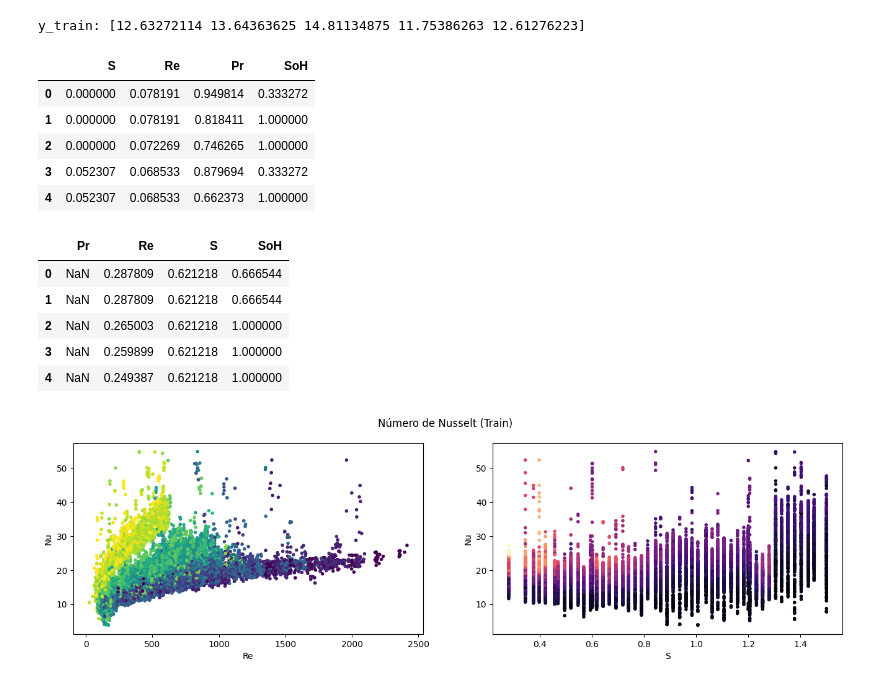
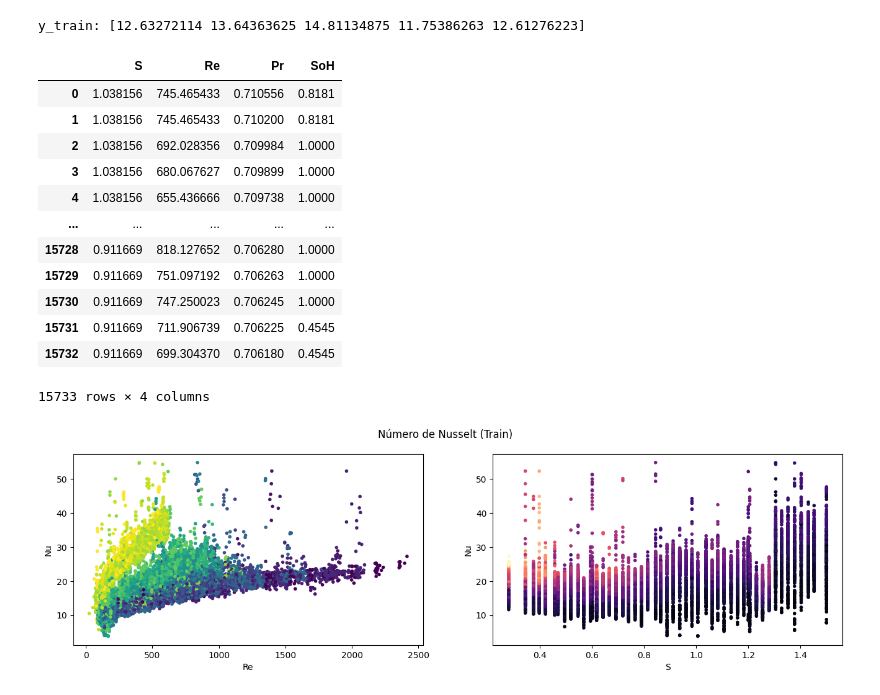
Before and after one commit to L3N73J4M4N/SRe_EL7037_2025, a Jupyter notebook: Experimentos_General.ipynb, the cells around one changed output. Cells and saved outputs as stored; diff of their text form; code cells hidden in the pictures.

```diff
--- a/Segmentacion_DBScan.ipynb
+++ b/Experimentos_General.ipynb
@@ -88,30 +88,25 @@ x_train:
 | 3 | 0.344410 | 188.969448 | 0.708576 | 0.6363 |
 | 4 | 0.344410 | 188.969448 | 0.704657 | 1.0000 |
 y_train: [12.63272114 13.64363625 14.81134875 11.75386263 12.61276223]
-# %%
-x_min, x_max = x_train.min(), x_train.max()
-xn_train = (x_train - x_min) / (x_max - x_min)
-xn_train.head()
-# %% [output]
-|  | S | Re | Pr | SoH |
-| 0 | 0.000000 | 0.078191 | 0.949814 | 0.333272 |
-| 1 | 0.000000 | 0.078191 | 0.818411 | 1.000000 |
-| 2 | 0.000000 | 0.072269 | 0.746265 | 1.000000 |
-| 3 | 0.052307 | 0.068533 | 0.879694 | 0.333272 |
-| 4 | 0.052307 | 0.068533 | 0.662373 | 1.000000 |
 # %%
 x_val = pd.read_csv(r'.\DATA_LIB_Degradation\df_n_val_des.txt')
 y_val = x_val['nusselt']
 x_val = x_val.drop('nusselt', axis=1)
-xn_val = (x_val - x_min) / (x_max - x_min)
-xn_val.head()
+x_val
 # %% [output]
-|  | Pr | Re | S | SoH |
-| 0 | NaN | 0.287809 | 0.621218 | 0.666544 |
-| 1 | NaN | 0.287809 | 0.621218 | 0.666544 |
-| 2 | NaN | 0.265003 | 0.621218 | 1.000000 |
-| 3 | NaN | 0.259899 | 0.621218 | 1.000000 |
-| 4 | NaN | 0.249387 | 0.621218 | 1.000000 |
+|  | S | Re | Pr | SoH |
+| 0 | 1.038156 | 745.465433 | 0.710556 | 0.8181 |
+| 1 | 1.038156 | 745.465433 | 0.710200 | 0.8181 |
+| 2 | 1.038156 | 692.028356 | 0.709984 | 1.0000 |
+| 3 | 1.038156 | 680.067627 | 0.709899 | 1.0000 |
+| 4 | 1.038156 | 655.436666 | 0.709738 | 1.0000 |
+| ... | ... | ... | ... | ... |
+| 15728 | 0.911669 | 818.127652 | 0.706280 | 1.0000 |
+| 15729 | 0.911669 | 751.097192 | 0.706263 | 1.0000 |
+| 15730 | 0.911669 | 747.250023 | 0.706245 | 1.0000 |
+| 15731 | 0.911669 | 711.906739 | 0.706225 | 0.4545 |
+| 15732 | 0.911669 | 699.304370 | 0.706180 | 0.4545 |
+15733 rows × 4 columns
 # %%
 fig, ax = plt.subplots(1, 2, figsize=(16, 4))
 
```
Also changed, not shown: parts of 18 cells of this notebook, 8 other files.
